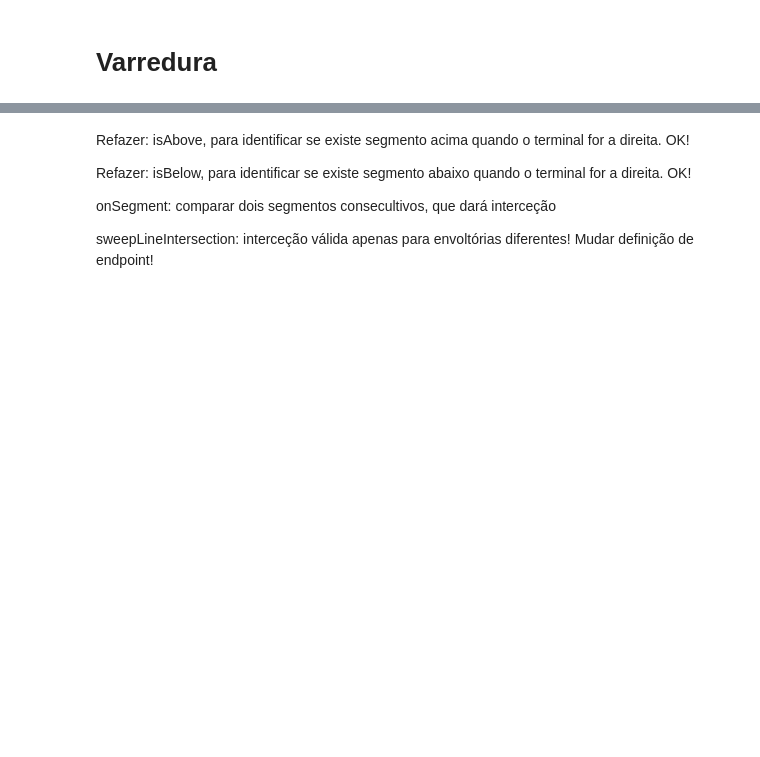
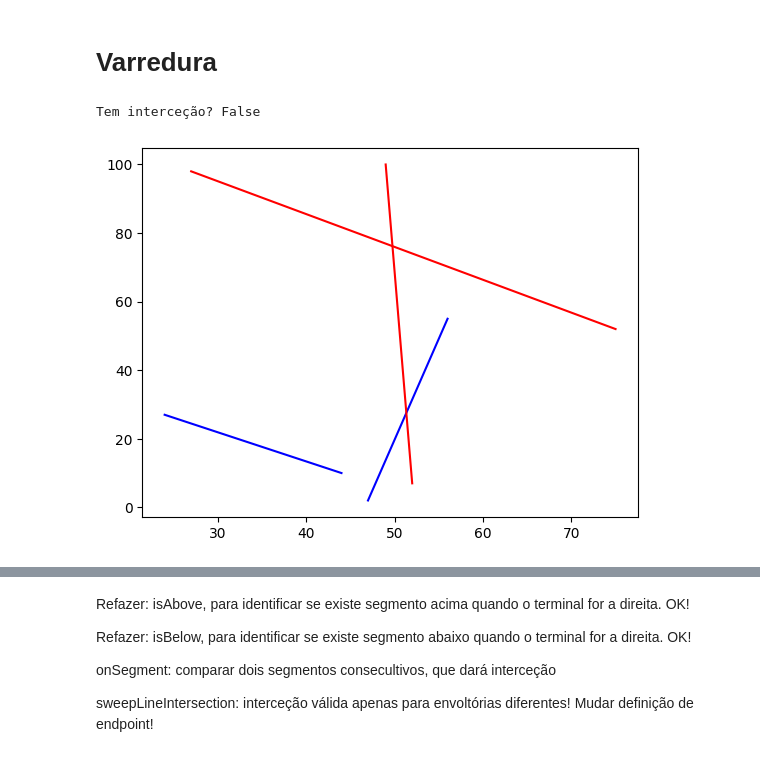
Before and after one commit to Gcastelo01/TP1_Alg2, a Jupyter notebook: TP1_Classificador.ipynb, the cells around one changed output, grey strips where cells are left out. Drawn from its saved outputs; the diff is of its cells as text; code cells hidden in the pictures; blank space fills up the shorter version.

Commit message:
Varredura: Comparação entre segmentos de poligonos diferentes

```diff
--- a/TP1_Classificador.ipynb
+++ b/TP1_Classificador.ipynb
@@ -348 +360,46 @@ def sweepLineIntersection(endpoitsList, segmentsList):
     return False
+# %%
+endpoit_list_for_sweep_test = []
+segment_list_for_sweep_test = []
+
+label = '1'
+n = 2
+for i in range(2 * n):
+    if i >= n:
+        label = '2'
+    xa = randint(0, 100)
+    xb = randint(0, 100)
+    ya = randint(0, 100)
+    yb = randint(0, 100)
+
+    dotA = Dot(xa, ya)
+    dotB = Dot(xb, yb)
+
+    left = dotA if dotA.x < dotB.x else dotB
+    right = dotA if dotA.x >= dotB.x else dotB
+
+    leftEndpoint = Endpoint(left, i, 'left')
+    rightEndpoint = Endpoint(right, i, 'right')
+
+    endpoit_list_for_sweep_test.append(leftEndpoint)
+    endpoit_list_for_sweep_test.append(rightEndpoint)
+
+    segment_list_for_sweep_test.append(Segment(left, right, label))
+
+endpoit_list_for_sweep_test.sort()
+
+fig, ax = plt.subplots()
+
+for i in range(2 * n):
+    if i < n:
+        color = 'b-'
+    else:
+        color = 'r-'
+
+    s = segment_list_for_sweep_test[i]
+    ax.plot([s.left.x, s.right.x], [s.left.y, s.right.y], color)
+
+plt.show()
+# %% [output]
+Tem interceção? False
+[figure, added]
```
Also changed, not shown: parts of 7 cells of this notebook.
